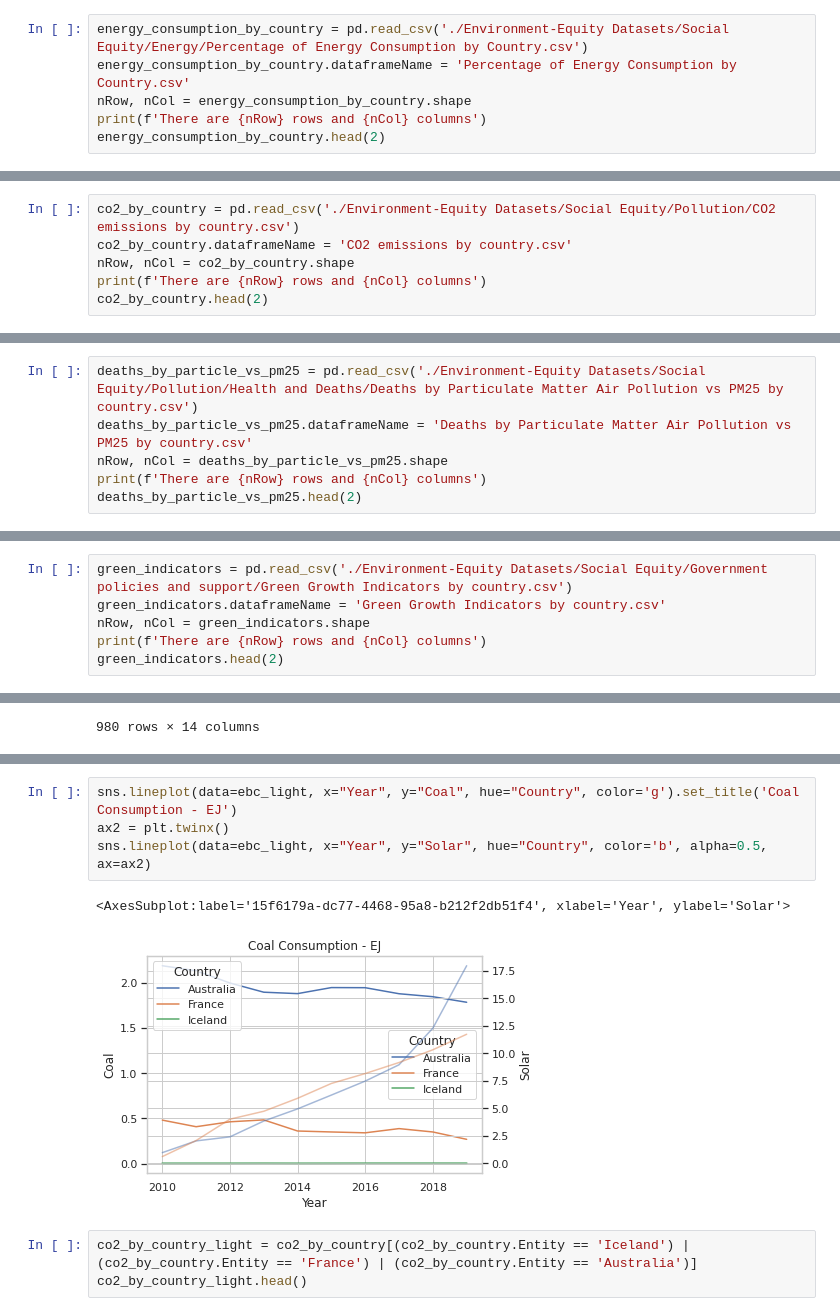
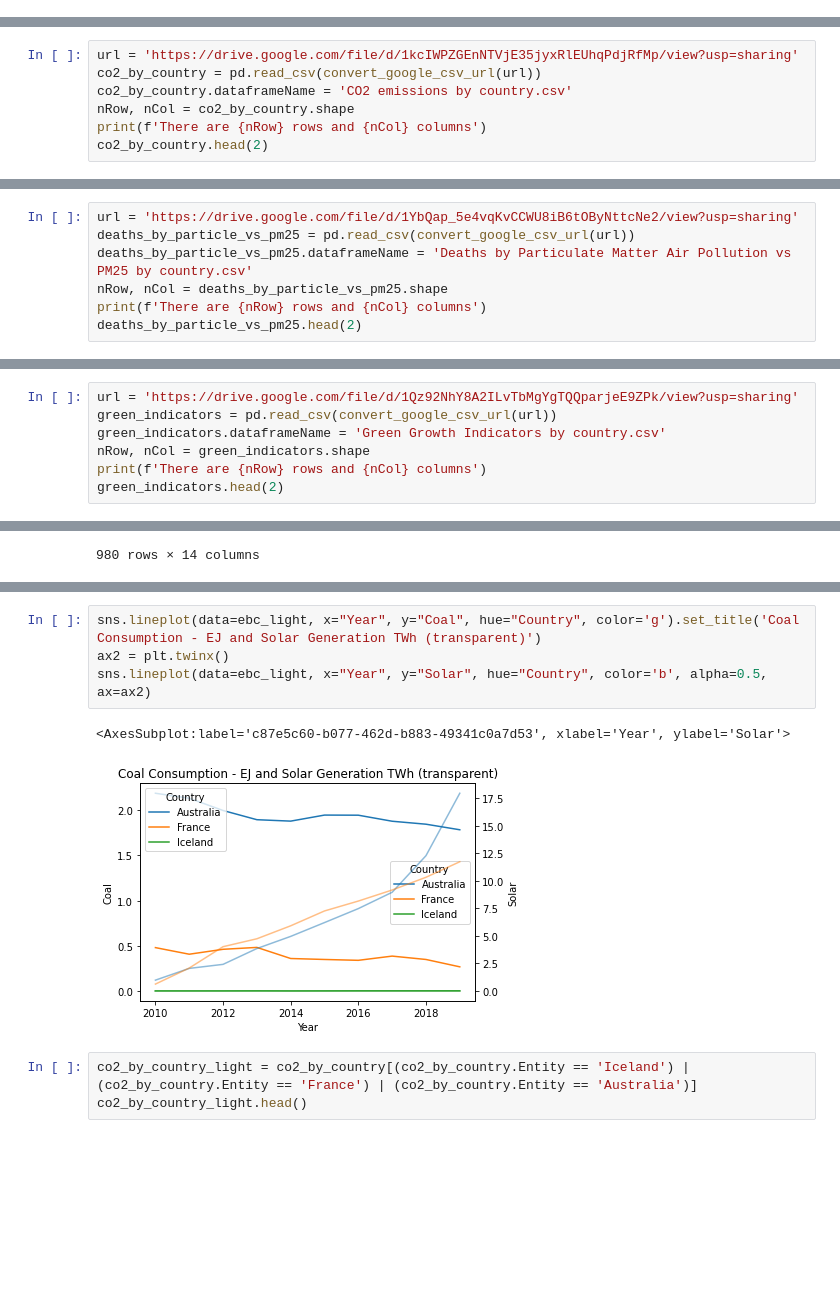
Before and after one commit to MathieuGuarino/IHProject2, a Jupyter notebook: main.ipynb, the cells around one changed output, grey strips where cells are left out. Saved outputs shown, nothing was run; the diff lists cells and outputs as text; blank space fills up the shorter version.

```diff
--- a/main.ipynb
+++ b/main.ipynb
@@ -82,6 +87,0 @@ There are 70 rows and 13 columns
-# %%
-energy_consumption_by_country = pd.read_csv('./Environment-Equity Datasets/Social Equity/Energy/Percentage of Energy Consumption by Country.csv')
-energy_consumption_by_country.dataframeName = 'Percentage of Energy Consumption by Country.csv'
-nRow, nCol = energy_consumption_by_country.shape
-print(f'There are {nRow} rows and {nCol} columns')
-energy_consumption_by_country.head(2)
@@ -133,7 +128,8 @@ Data columns (total 10 columns):
 dtypes: float64(8), int64(1), object(1)
 memory usage: 84.2+ KB
 # %%
-co2_by_country = pd.read_csv('./Environment-Equity Datasets/Social Equity/Pollution/CO2 emissions by country.csv')
+url = 'https://drive.google.com/file/d/1kcIWPZGEnNTVjE35jyxRlEUhqPdjRfMp/view?usp=sharing'
+co2_by_country = pd.read_csv(convert_google_csv_url(url))
 co2_by_country.dataframeName = 'CO2 emissions by country.csv'
 nRow, nCol = co2_by_country.shape
 print(f'There are {nRow} rows and {nCol} columns')
@@ -224,5 +202,6 @@ pollution_cleaned
 # %%
-deaths_by_particle_vs_pm25 = pd.read_csv('./Environment-Equity Datasets/Social Equity/Pollution/Health and Deaths/Deaths by Particulate Matter Air Pollution vs PM25 by country.csv')
+url = 'https://drive.google.com/file/d/1YbQap_5e4vqKvCCWU8iB6tOByNttcNe2/view?usp=sharing'
+deaths_by_particle_vs_pm25 = pd.read_csv(convert_google_csv_url(url))
 deaths_by_particle_vs_pm25.dataframeName = 'Deaths by Particulate Matter Air Pollution vs PM25 by country.csv'
 nRow, nCol = deaths_by_particle_vs_pm25.shape
 print(f'There are {nRow} rows and {nCol} columns')
@@ -267,7 +246,8 @@ deathspm25_cleaned
 | 48330 | Åland Islands | 2015 | NaN | NaN | NaN |
 3036 rows × 5 columns
 # %%
-green_indicators = pd.read_csv('./Environment-Equity Datasets/Social Equity/Government policies and support/Green Growth Indicators by country.csv')
+url = 'https://drive.google.com/file/d/1Qz92NhY8A2ILvTbMgYgTQQparjeE9ZPk/view?usp=sharing'
+green_indicators = pd.read_csv(convert_google_csv_url(url))
 green_indicators.dataframeName = 'Green Growth Indicators by country.csv'
 nRow, nCol = green_indicators.shape
 print(f'There are {nRow} rows and {nCol} columns')
@@ -455,12 +432,12 @@ ebc_light.head()
 | 43 | Australia | 2013 | 1.894233 | 1.338245 | 3.331650 | 19.089 | 0.0 | 3.847400 | 9.259 | 2.047592 | 398.051591 | ... |
 | 44 | Australia | 2014 | 1.878550 | 1.443597 | 3.546362 | 14.484 | 0.0 | 4.952000 | 9.777 | 2.069432 | 393.288532 | ... |
 # %%
-sns.lineplot(data=ebc_light, x="Year", y="Coal", hue="Country", color='g').set_title('Coal Consumption - EJ')
+sns.lineplot(data=ebc_light, x="Year", y="Coal", hue="Country", color='g').set_title('Coal Consumption - EJ and Solar Generation TWh (transparent)')
 ax2 = plt.twinx()
 sns.lineplot(data=ebc_light, x="Year", y="Solar", hue="Country", color='b', alpha=0.5, ax=ax2)
 # %% [output]
-<AxesSubplot:label='15f6179a-dc77-4468-95a8-b212f2db51f4', xlabel='Year', ylabel='Solar'>
+<AxesSubplot:label='c87e5c60-b077-462d-b883-49341c0a7d53', xlabel='Year', ylabel='Solar'>
-[figure, old version]
+[figure, new version]
 # %%
 co2_by_country_light = co2_by_country[(co2_by_country.Entity == 'Iceland') | (co2_by_country.Entity == 'France') | (co2_by_country.Entity == 'Australia')]
 co2_by_country_light.head()
```
Also changed, not shown: parts of 36 cells of this notebook, 21 other files.
